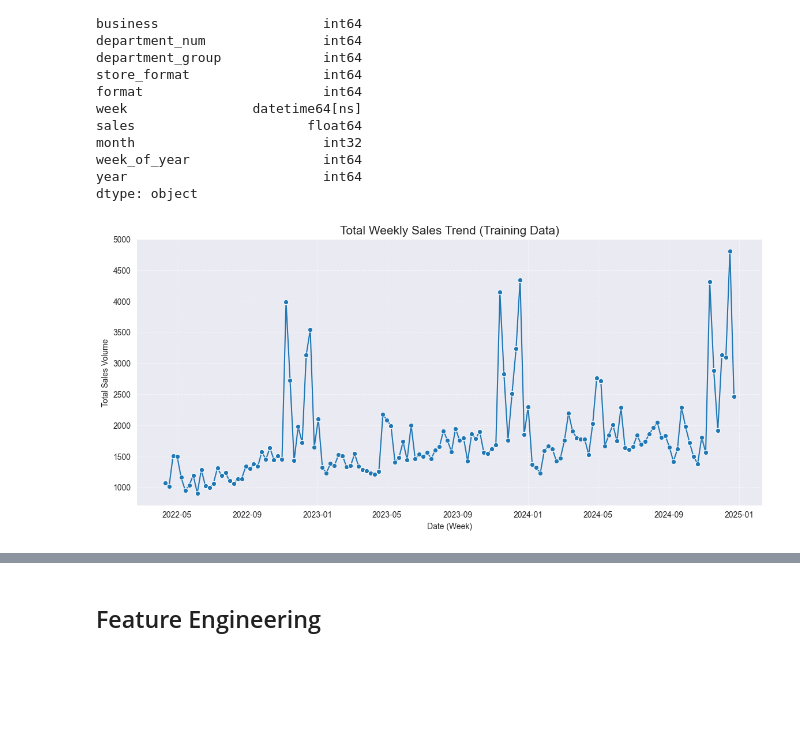
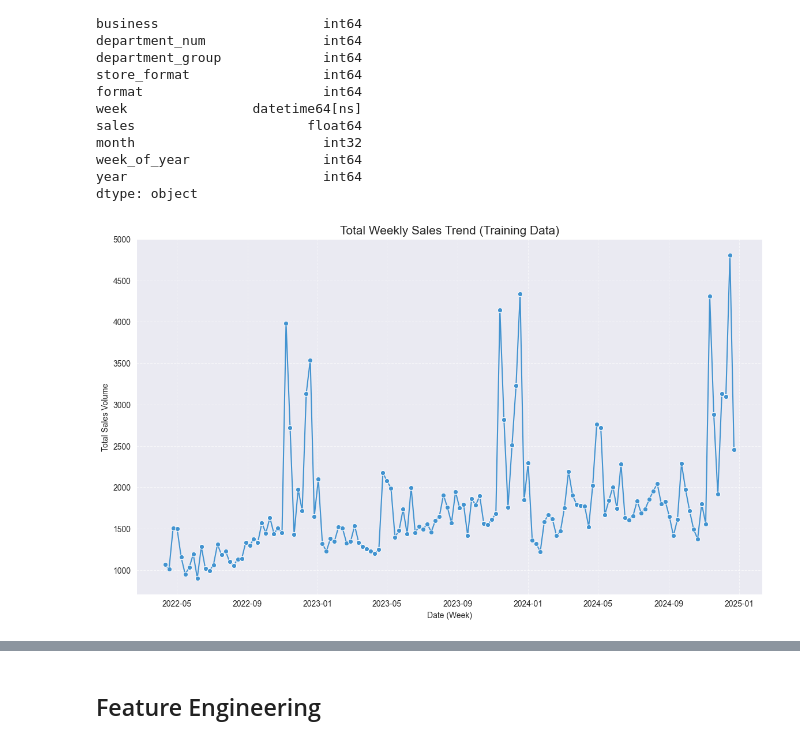
Before and after one commit to luisgrewe/StockSalesPrediction, a Jupyter notebook: salesprediction.ipynb, the cells around one changed output, grey strips where cells are left out. Cells and saved outputs as stored; diff of their text form; code cells hidden in the pictures; blank space fills up the shorter version.

```diff
--- a/salesprediction.ipynb
+++ b/salesprediction.ipynb
@@ -76,13 +74,14 @@ dtype: object
 # %%
 ## Exploratory Data Analysis
 # %%
-plt.figure(figsize=(14, 6))
+plt.figure(figsize=(14, 8))
 weekly_sales = X_train_preprocessed.groupby('week')['sales'].sum().reset_index()
-sns.lineplot(data=weekly_sales, x='week', y='sales', marker='o', color='#1f77b4')
+sns.lineplot(data=weekly_sales, x='week', y='sales', marker='o', color="#4293D0")
 plt.title('Total Weekly Sales Trend (Training Data)', fontsize=15)
 plt.xlabel('Date (Week)')
 plt.ylabel('Total Sales Volume')
 plt.grid(True, linestyle='--', alpha=0.6)
+plt.savefig('time_series.png')
 plt.show()
 # %% [output]
-[figure, old version]
+[figure, new version]
```
Also changed, not shown: parts of 19 cells of this notebook, 10 other files.
